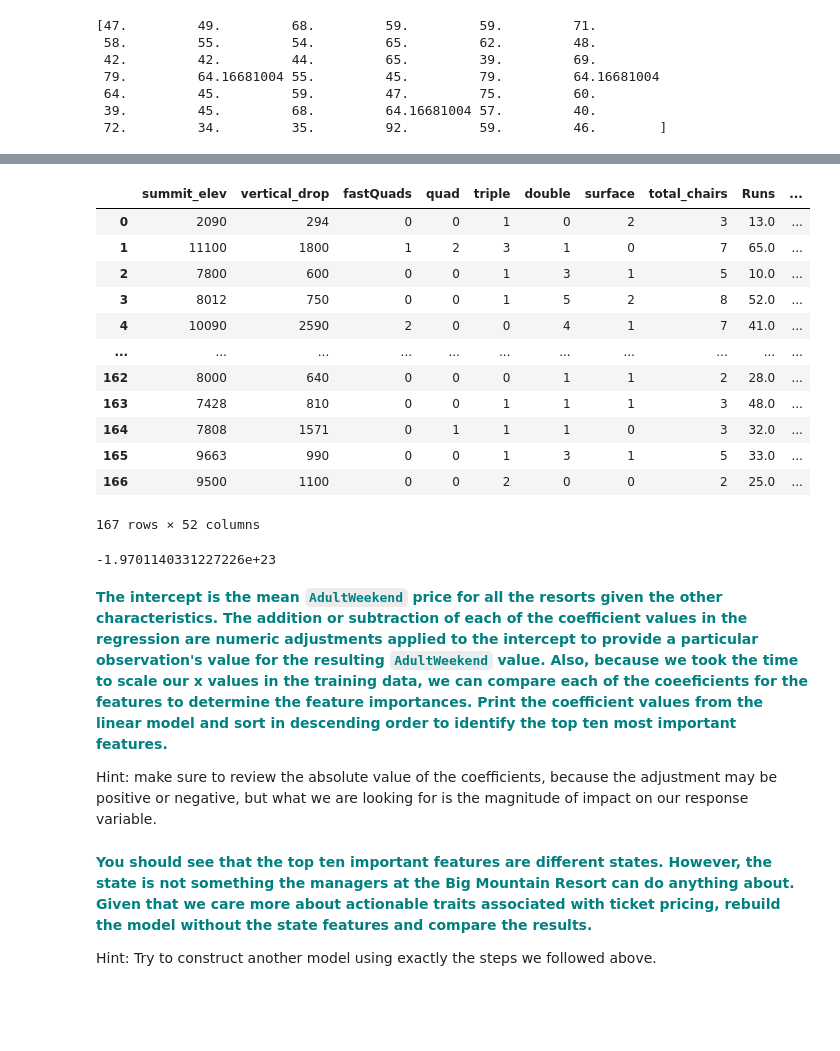
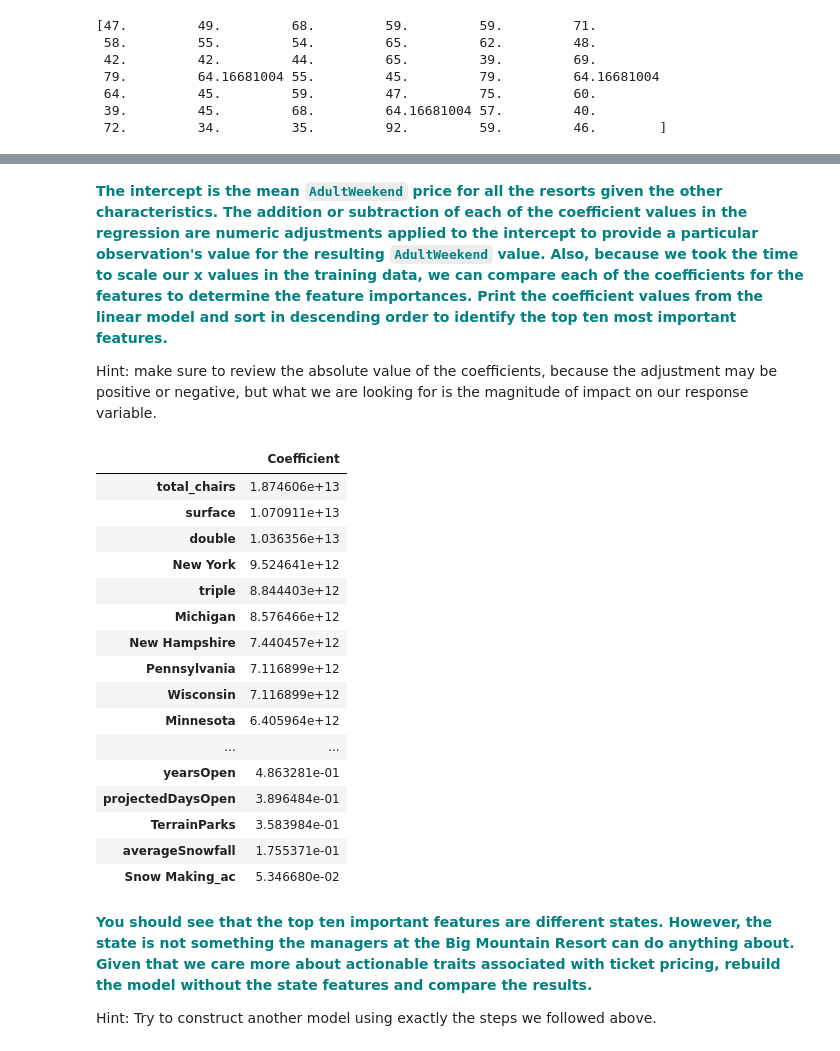
Before and after one commit to joew1234/GuidedCapstone, a Jupyter notebook: Step4_and_5/GuidedCapstoneStep4 and step5HL.ipynb, the cells around one changed output, grey strips where cells are left out. Cells and saved outputs as stored; diff of their text form; code cells hidden in the pictures; blank space fills up the shorter version.

Commit message:
finished steps 4 and 5, did not successfully debug too large values in step 5

```diff
--- a/Step4_and_5/GuidedCapstoneStep4 and step5HL.ipynb
+++ b/Step4_and_5/GuidedCapstoneStep4 and step5HL.ipynb
@@ -112,8 +113,7 @@ from sklearn import preprocessing
 
 # Declare an explanatory variable, called X,and assign it the result of dropping 'Name' and 'AdultWeekend' from the df
 X = df.drop(['Name','AdultWeekend'], axis=1)
-# line below added by me to fix columns with no entries in training value
-X = X.drop(X.columns[[30,38,45]],axis=1)
+
 # Declare a response variable, called y, and assign it the AdultWeekend column of the df
 y = df.AdultWeekend
 
@@ -349,31 +272,29 @@ pd.DataFrame(X_train).describe().T
-# %%
-X
-# %% [output]
-|  | summit_elev | vertical_drop | fastQuads | quad | triple | double | surface | total_chairs | Runs | ... |
-| 0 | 2090 | 294 | 0 | 0 | 1 | 0 | 2 | 3 | 13.0 | ... |
-| 1 | 11100 | 1800 | 1 | 2 | 3 | 1 | 0 | 7 | 65.0 | ... |
-| 2 | 7800 | 600 | 0 | 0 | 1 | 3 | 1 | 5 | 10.0 | ... |
-| 3 | 8012 | 750 | 0 | 0 | 1 | 5 | 2 | 8 | 52.0 | ... |
-| 4 | 10090 | 2590 | 2 | 0 | 0 | 4 | 1 | 7 | 41.0 | ... |
-| ... | ... | ... | ... | ... | ... | ... | ... | ... | ... | ... |
-| 162 | 8000 | 640 | 0 | 0 | 0 | 1 | 1 | 2 | 28.0 | ... |
-| 163 | 7428 | 810 | 0 | 0 | 1 | 1 | 1 | 3 | 48.0 | ... |
-| 164 | 7808 | 1571 | 0 | 1 | 1 | 1 | 0 | 3 | 32.0 | ... |
-| 165 | 9663 | 990 | 0 | 0 | 1 | 3 | 1 | 5 | 33.0 | ... |
-| 166 | 9500 | 1100 | 0 | 0 | 2 | 0 | 0 | 2 | 25.0 | ... |
-167 rows × 52 columns
-# %%
-explained_variance_score(y_test, y_pred)
-# %% [output]
--1.9701140331227226e+23
 # %% [markdown]
-**<font color='teal'> The intercept is the mean `AdultWeekend` price for all the resorts given the other characteristics. The addition or subtraction of each of the coefficient values in the regression are numeric adjustments applied to the intercept to provide a particular observation's value for the resulting `AdultWeekend` value. Also, because we took the time to scale our x values in the training data, we can compare each of the coeeficients for the features to determine the feature importances. Print the coefficient values from the linear model and sort in descending order to identify the top ten most important features.</font>**
+**<font color='teal'> The intercept is the mean `AdultWeekend` price for all the resorts given the other characteristics. The addition or subtraction of each of the coefficient values in the regression are numeric adjustments applied to the intercept to provide a particular observation's value for the resulting `AdultWeekend` value. Also, because we took the time to scale our x values in the training data, we can compare each of the coefficients for the features to determine the feature importances. Print the coefficient values from the linear model and sort in descending order to identify the top ten most important features.</font>**
 
 
 Hint: make sure to review the absolute value of the coefficients, because the adjustment may be positive or negative, but what we are looking for is the magnitude of impact on our response variable.
 # %%
 # You might want to make a pandas DataFrame displaying the coefficients for each state like so:
-# pd.DataFrame(abs(lm.coef_), X.columns, columns=['Coefficient'])
+pd.DataFrame(abs(lm.coef_), X.columns, columns=['Coefficient']).sort_values(by='Coefficient', ascending=False)
+# %% [output]
+|  | Coefficient |
+| total_chairs | 1.874606e+13 |
+| surface | 1.070911e+13 |
+| double | 1.036356e+13 |
+| New York | 9.524641e+12 |
+| triple | 8.844403e+12 |
+| Michigan | 8.576466e+12 |
+| New Hampshire | 7.440457e+12 |
+| Pennsylvania | 7.116899e+12 |
+| Wisconsin | 7.116899e+12 |
+| Minnesota | 6.405964e+12 |
+| ... | ... |
+| yearsOpen | 4.863281e-01 |
+| projectedDaysOpen | 3.896484e-01 |
+| TerrainParks | 3.583984e-01 |
+| averageSnowfall | 1.755371e-01 |
+| Snow Making_ac | 5.346680e-02 |
 # %% [markdown]
 **<font color='teal'>You should see that the top ten important features are different states. However, the state is not something the managers at the Big Mountain Resort can do anything about. Given that we care more about actionable traits associated with ticket pricing, rebuild the model without the state features and compare the results. </font>**
 
```
Also changed, not shown: parts of 28 cells of this notebook, 2 other files.
